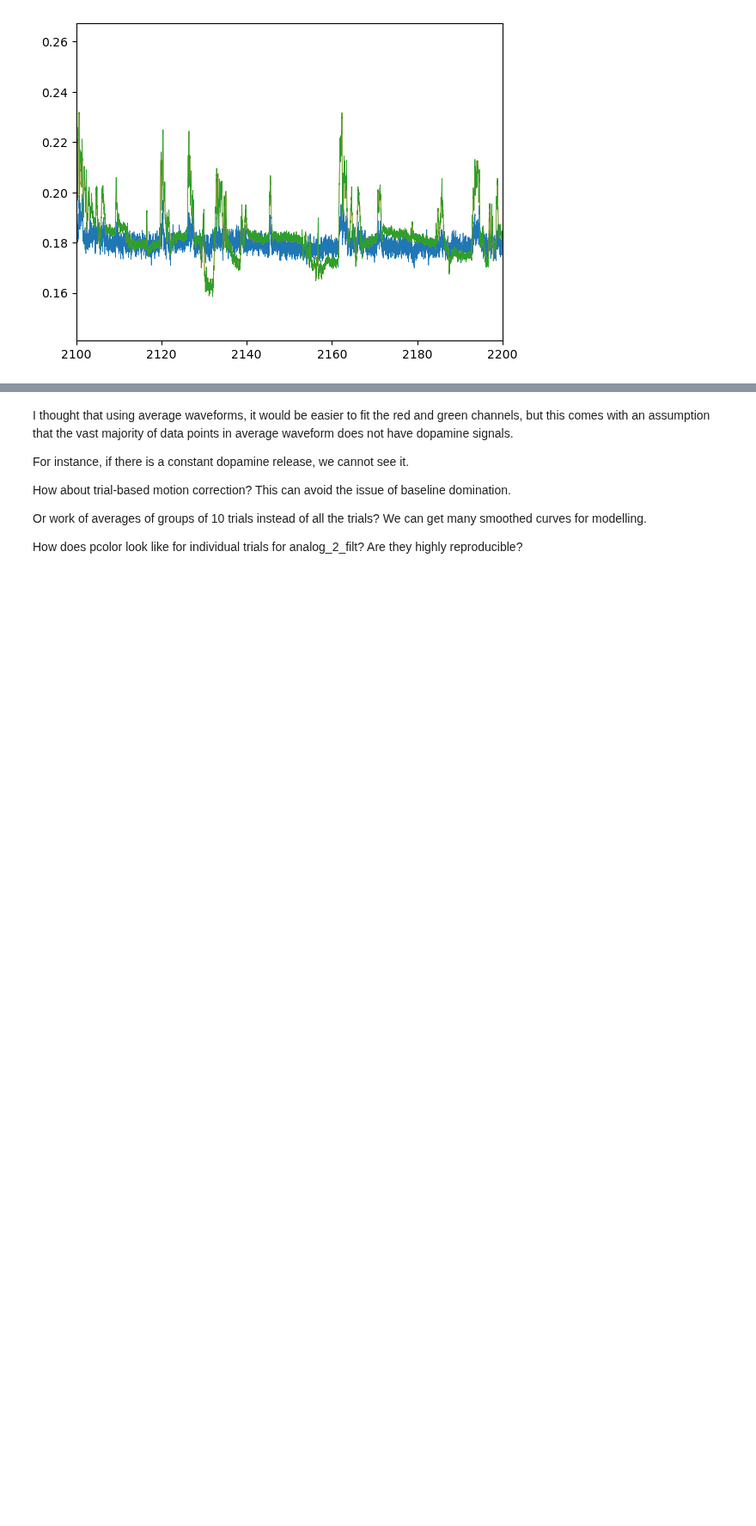
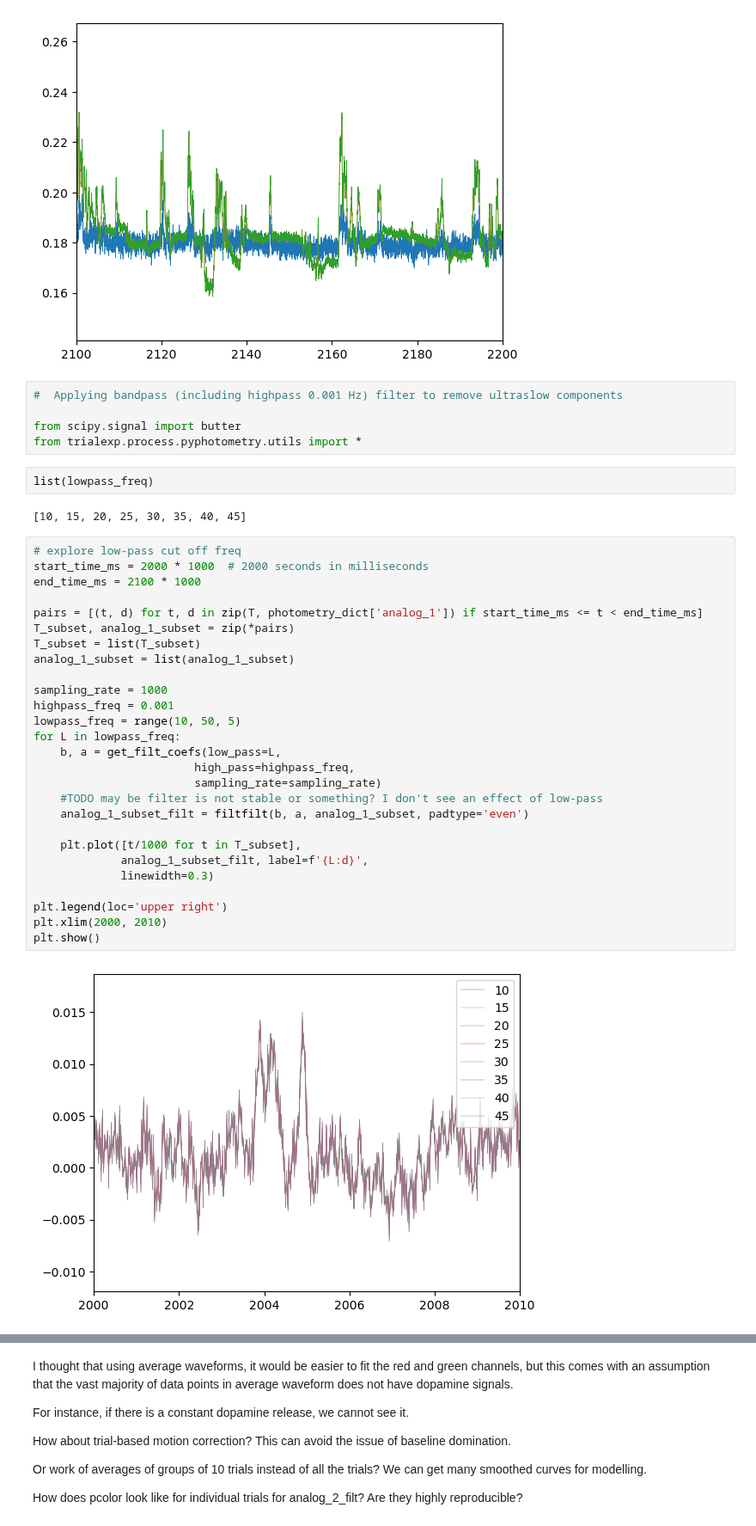
Before and after one commit to juliencarponcy/trialexp, a Jupyter notebook: notebooks/noncanonical/nb20230425_100000_Spike2Ppotometry.ipynb, the cells around one changed output, grey strips where cells are left out. Shown at 86% size. Saved outputs shown, nothing was run; the diff lists cells and outputs as text; blank space fills up the shorter version.

```diff
--- a/notebooks/noncanonical/nb20230425_100000_Spike2Ppotometry.ipynb
+++ b/notebooks/noncanonical/nb20230425_100000_Spike2Ppotometry.ipynb
@@ -515,3 +517,41 @@ plt.xlim(2100,2200)
 plt.show()
 # %% [output]
 [figure]
+# %%
+#  Applying bandpass (including highpass 0.001 Hz) filter to remove ultraslow components
+
+from scipy.signal import butter
+from trialexp.process.pyphotometry.utils import *
+# %%
+list(lowpass_freq)
+# %% [output]
+[10, 15, 20, 25, 30, 35, 40, 45]
+# %%
+# explore low-pass cut off freq
+start_time_ms = 2000 * 1000  # 2000 seconds in milliseconds
+end_time_ms = 2100 * 1000
+
+pairs = [(t, d) for t, d in zip(T, photometry_dict['analog_1']) if start_time_ms <= t < end_time_ms]
+T_subset, analog_1_subset = zip(*pairs)
+T_subset = list(T_subset)
+analog_1_subset = list(analog_1_subset)
+
+sampling_rate = 1000
+highpass_freq = 0.001
+lowpass_freq = range(10, 50, 5)
+for L in lowpass_freq:
+    b, a = get_filt_coefs(low_pass=L,
+                        high_pass=highpass_freq,
+                        sampling_rate=sampling_rate)
+    #TODO may be filter is not stable or something? I don't see an effect of low-pass
+    analog_1_subset_filt = filtfilt(b, a, analog_1_subset, padtype='even')
+
+    plt.plot([t/1000 for t in T_subset],
+             analog_1_subset_filt, label=f'{L:d}',
+             linewidth=0.3)
+
+plt.legend(loc='upper right')
+plt.xlim(2000, 2010)
+plt.show()
+# %% [output]
+[figure, added]
```
Also changed, not shown: parts of 9 cells of this notebook, 1 other file.
